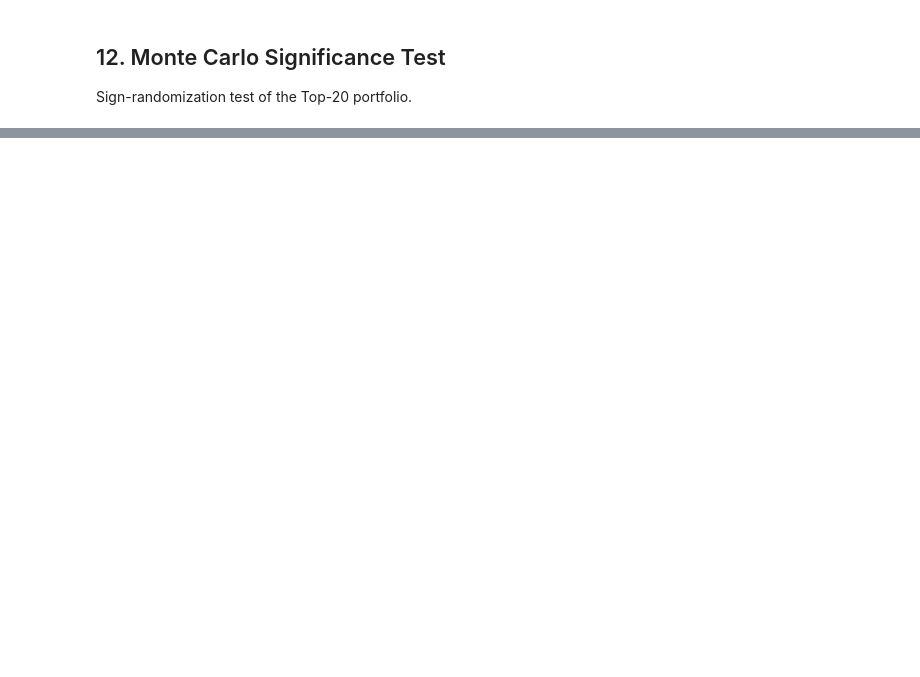
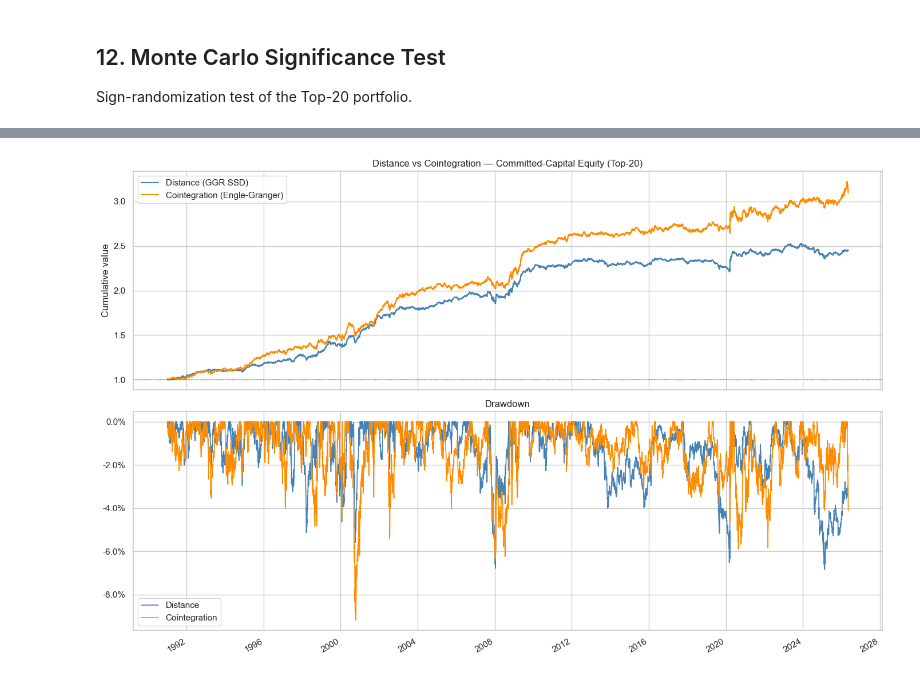
Before and after one commit to ferkayde/pairs_trading, a Jupyter notebook: exact_implementation/notebook.ipynb, the cells around one changed output, grey strips where cells are left out. Cells and saved outputs as stored; diff of their text form; code cells hidden in the pictures; blank space fills up the shorter version.

```diff
--- a/exact_implementation/notebook.ipynb
+++ b/exact_implementation/notebook.ipynb
@@ -624,11 +640,11 @@ var_rows = []
 for label, port in [('Top-5',port5),('Top-20',port20),('101-120',port_ctrl)]:
     # Monthly returns
     ret_m = excess_monthly(
-        port['portfolio_returns'].replace(0,float('nan')).dropna(), tbill_daily)
+        port['portfolio_returns'], tbill_daily)
     var_m = value_at_risk(ret_m)
 
     # Daily returns
-    ret_d = (port['portfolio_returns'].replace(0,float('nan')).dropna()
+    ret_d = (port['portfolio_returns']
              - tbill_daily.reindex(port['portfolio_returns'].index).fillna(0))
     var_d = value_at_risk(ret_d.dropna())
 
@@ -752,0 +792,13 @@ p-value: 0.0000  (sign-randomization, null=zero mean)
+# %%
+print('Cointegration portfolio (Engle-Granger Top-20, Backtrader) ...')
+port_coint = run_ggr_portfolio(
+    prices=prices, formation_days=FORMATION_DAYS, trading_days=TRADING_DAYS,
+    roll_days=ROLL_DAYS, top_n=TOP_N, entry_sigma=ENTRY_SIGMA,
+    commission_bps=COMMISSION_BPS, use_backtrader=True,
+    method='cointegration', coint_pval=0.05, coint_candidates=100,
+    verbose=True,
+)
+ws_c = pd.DataFrame(port_coint['window_stats'])
+print(f"Windows: {port_coint['n_windows']}   "
+      f"avg qualifying pairs/window: {ws_c['n_active_pairs'].mean():.1f} "
+      f"(of {TOP_N} slots — EG p<0.05 screen can yield fewer)")
@@ -752,0 +876,29 @@ p-value: 0.0000  (sign-randomization, null=zero mean)
+# %%
+fig, axes = plt.subplots(2, 1, figsize=(14, 9), sharex=True)
+
+ax = axes[0]
+port20['equity_curve'].plot(ax=ax, color='steelblue', lw=1.5,
+                            label='Distance (GGR SSD)')
+port_coint['equity_curve'].plot(ax=ax, color='darkorange', lw=1.5,
+                                label='Cointegration (Engle-Granger)')
+ax.axhline(1.0, color='black', lw=0.7, ls=':')
+ax.set_title('Distance vs Cointegration — Committed-Capital Equity (Top-20)')
+ax.set_ylabel('Cumulative value')
+ax.legend()
+
+ax = axes[1]
+for port, label, color in [(port20, 'Distance', 'steelblue'),
+                           (port_coint, 'Cointegration', 'darkorange')]:
+    eq = port['equity_curve']
+    dd = eq / eq.cummax() - 1
+    dd.plot(ax=ax, color=color, lw=1.2, label=label)
+ax.set_title('Drawdown')
+ax.yaxis.set_major_formatter(plt.FuncFormatter(lambda y, _: f'{y:.1%}'))
+ax.legend()
+
+plt.tight_layout()
+plt.savefig(f'{RESULTS_DIR}/distance_vs_cointegration.png', dpi=150,
+            bbox_inches='tight')
+plt.show()
+# %% [output]
+[figure, added]
```
Also changed, not shown: parts of 21 cells of this notebook, 41 other files.
